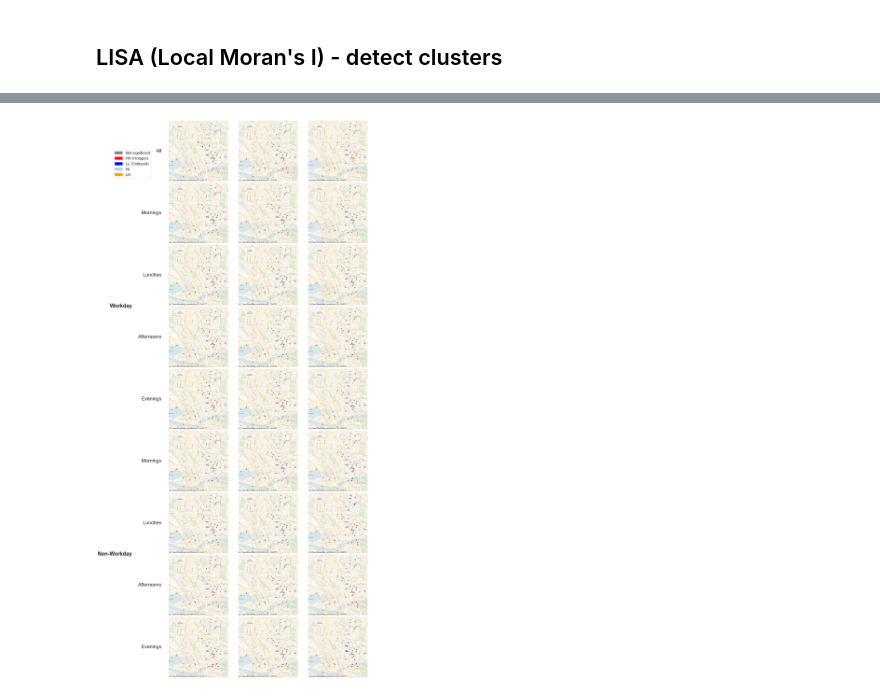
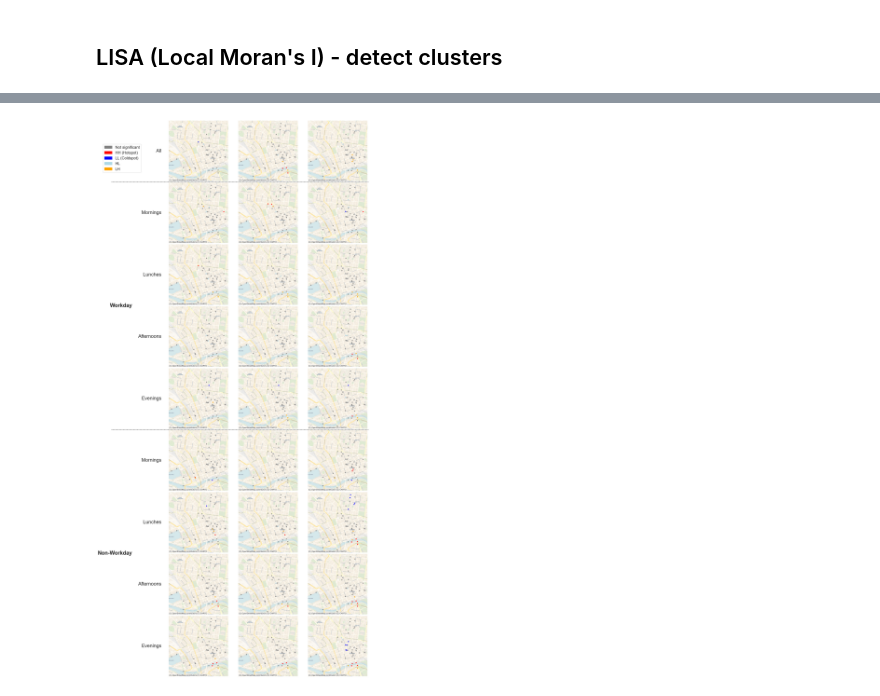
Before and after one commit to EPFL-ETHOS-Lab/urban-walkability-insights, a Jupyter notebook: residual_spatial_autocorr_check.ipynb, the cells around one changed output, grey strips where cells are left out. Drawn from its saved outputs; the diff is of its cells as text; code cells hidden in the pictures.

Commit message:
Update figures for residual spatial autocorr check

```diff
--- a/residual_spatial_autocorr_check.ipynb
+++ b/residual_spatial_autocorr_check.ipynb
@@ -710,57 +691,54 @@ for i, dataset_name in enumerate(datasets):
         ctx.add_basemap(ax, source=ctx.providers.CartoDB.Voyager)
         ax.set_axis_off()
 
-# Draw horizontal separator lines manually, fully extended
-# Specify datasets after which you want a separator line
-separator_after = ['Mornings', 'Mornings Special']  # adjust to your dataset names
 
-for ds in separator_after:
-    y_vals = [y_positions_dict[(ds, m)] for m in models_flipped if (ds, m) in y_positions_dict]
-    if y_vals:
-        y = max(y_vals) + space_between_datasets / 2 + 0.5
+# Draw horizontal separator lines (in figure coordinates)
+def row_bottom(i):
+    return 1 - sum(row_heights[:i+1]) / sum(row_heights)
 
-        # Add line in axes coordinates (so it scales properly)
-        ax.axhline(y=y, xmin=-0.13, xmax=1, color='black', linewidth=1, linestyle='--', clip_on=False)
+separator_after = ['All', 'Evenings']
+for i, dataset_name in enumerate(datasets):
+    if dataset_name in separator_after:
+        y = row_bottom(i)   # value between 0 and 1
+        fig.add_artist(
+            plt.Line2D([-0.25, 0.98],   # full width of figure
+                        [y, y],         # y-position in figure coords
+                        transform=fig.transFigure,
+                        color="black",linestyle="--",linewidth=1))
+
 
 # --- Update left-side labels (dataset names) ---
 dataset_label_map = {"Mornings Special": "Mornings", "Lunches Special": "Lunches", "Afternoons Special": "Afternoons",
                       "Evenings Special": "Evenings"}
 
 for i, dataset_name in enumerate(datasets):
     y_pos = 1 - (sum(row_heights[:i]) + row_heights[i]/2) / sum(row_heights)
     new_label = dataset_label_map.get(dataset_name, dataset_name)
-    fig.text(
-        -0.01,
-        y_pos,
-        new_label,
-        va='center',
-        ha='right',
-        fontsize=20
-    )
+    fig.text(-0.01,y_pos,new_label,va='center',ha='right',fontsize=20)
 
 # --- Workday / Non-Workday labels ---
 def compute_group_center(indices):
     return 1 - (sum([row_heights[i] for i in range(indices[0])]) + sum([row_heights[i] for i in indices])/2) / sum(row_heights)
 
 workday_indices = [1, 2, 3,4]        # Mornings, Lunches, Afternoons, Evenings
 non_workday_indices = [5,6,7,8]       # Mornings Special, Lunches Special, Afternoons Special, Evenings Special
 
 fig.text(-0.15, compute_group_center(workday_indices), "Workday", va='center', ha='right', fontsize=22, fontweight='bold')
 fig.text(-0.15, compute_group_center(non_workday_indices), "Non-Workday", va='center', ha='right', fontsize=22, fontweight='bold')
 
 legend_handles = [
     mpatches.Patch(color=color, label=label)
     for label, color in colors.items()]
 
 fig.legend(
     handles=legend_handles,
     loc="upper left",
-    bbox_to_anchor=(-0.25, 0.95),
+    bbox_to_anchor=(-0.3, 0.96),
     ncol=1,               # stack vertically
     fontsize=16)
     # frameon=False,
     # title="Cluster Type")
 
 plt.show()
 # %% [output]
-[figure, old version]
+[figure, new version]
```
Also changed, not shown: parts of 5 cells of this notebook.
